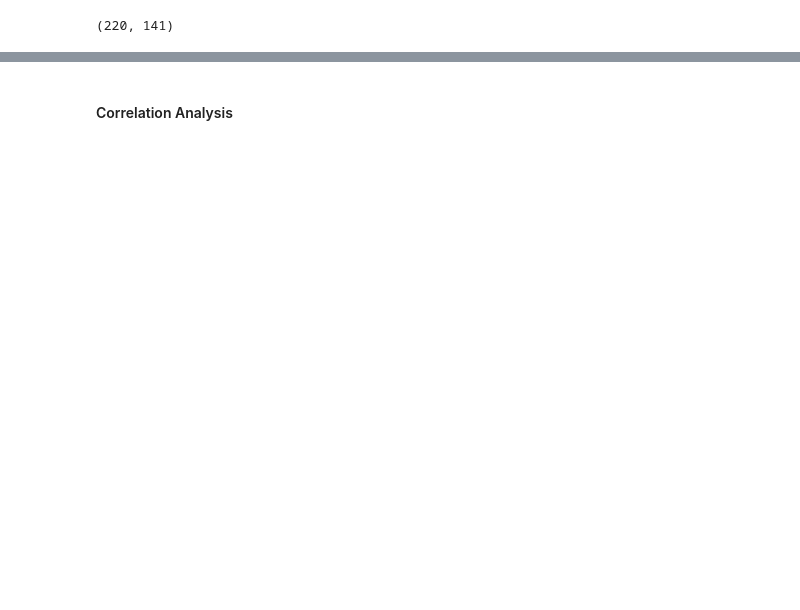
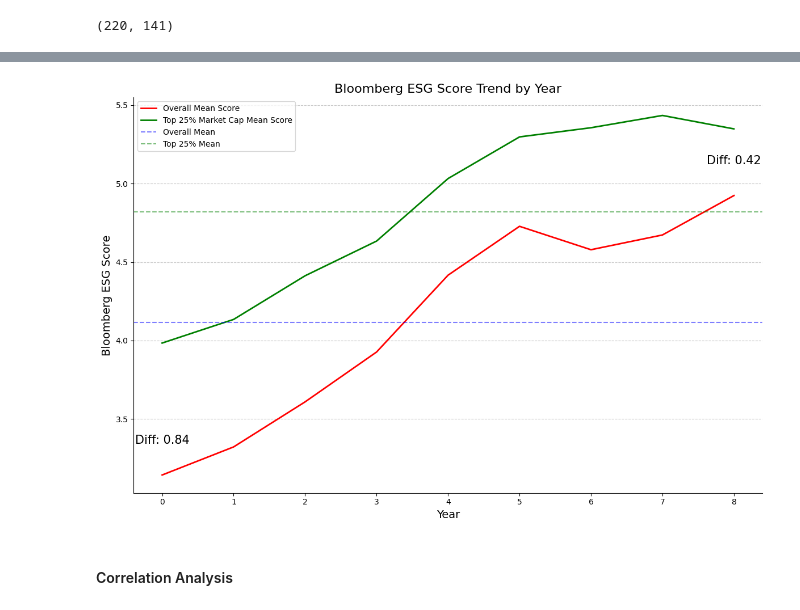
Before and after one commit to XYinfg/esg_analytics, a Jupyter notebook: EDA/EDA.ipynb, the cells around one changed output, grey strips where cells are left out. Cells and saved outputs as stored; diff of their text form; code cells hidden in the pictures; blank space fills up the shorter version.

```diff
--- a/EDA/EDA.ipynb
+++ b/EDA/EDA.ipynb
@@ -202,3 +201,45 @@ plt.show()
+# %%
+# Show difference in ESG scores between Large Cap and Mega Cap companies and the rest
+# Plot the 2 trend lines
+
+# Create a figure with appropriate size
+plt.figure(figsize=(12, 8))
+
+means = df_filtered.groupby('Year')['BESG ESG Score'].mean()
+plt.plot(range(len(means)), means.values, 'r-', linewidth=2, label='Overall Mean Score')
+
+means_2 = df_large_cap.groupby('Year')['BESG ESG Score'].mean()
+plt.plot(range(len(means_2)), means_2.values, 'g-', linewidth=2, label='Top 25% Market Cap Mean Score')
+
+# Enhance the plot with labels and title
+plt.title('Bloomberg ESG Score Trend by Year', fontsize=16)
+plt.xlabel('Year', fontsize=14)
+plt.ylabel('Bloomberg ESG Score', fontsize=14)
+plt.grid(axis='y', linestyle='--', alpha=0.7)
+
+# Add a horizontal line at the overall mean
+plt.axhline(y=df_filtered['BESG ESG Score'].mean(), color='blue',
+           linestyle='--', alpha=0.5, label='Overall Mean')
+
+# Add a horizontal line at the top 25% mean
+plt.axhline(y=df_large_cap['BESG ESG Score'].mean(), color='green',
+           linestyle='--', alpha=0.5, label='Top 25% Mean')
+
+# Annotate difference in mean at starting year and ending year
+plt.annotate(f'Diff: {means_2[2015] - means[2015]:.2f}',
+             xy=(0, means[2015] + 0.2), ha='center', fontsize=15)
+plt.annotate(f'Diff: {means_2[2023] - means[2023]:.2f}',
+                xy=(8, means[2023] + 0.2), ha='center', fontsize=15)
+
+
+# Improve aesthetics
+sns.despine(left=False, bottom=False)
+plt.legend()
+plt.tight_layout()
+
+plt.show()
+# %% [output]
+[figure, added]
 # %% [markdown]
 #### Correlation Analysis
 # %%
```
Also changed, not shown: parts of 9 cells of this notebook.
